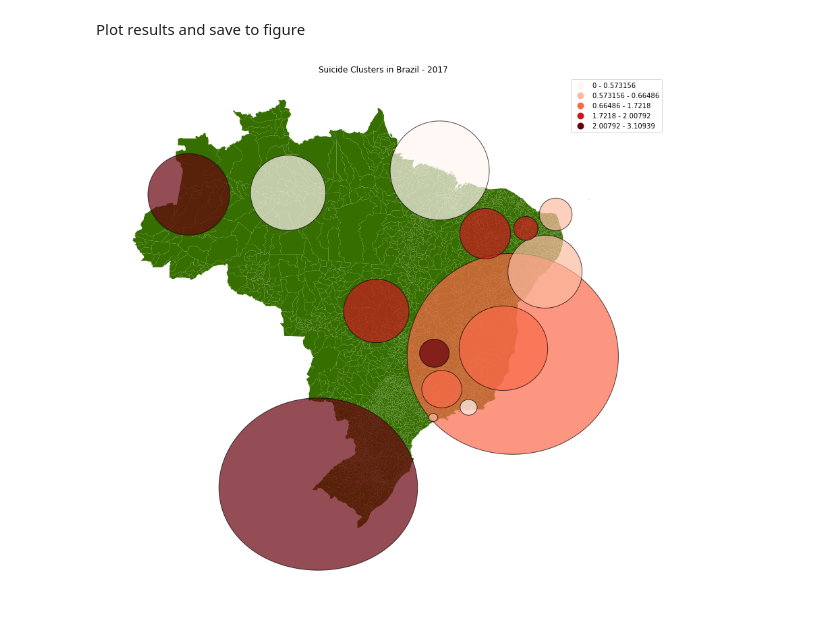
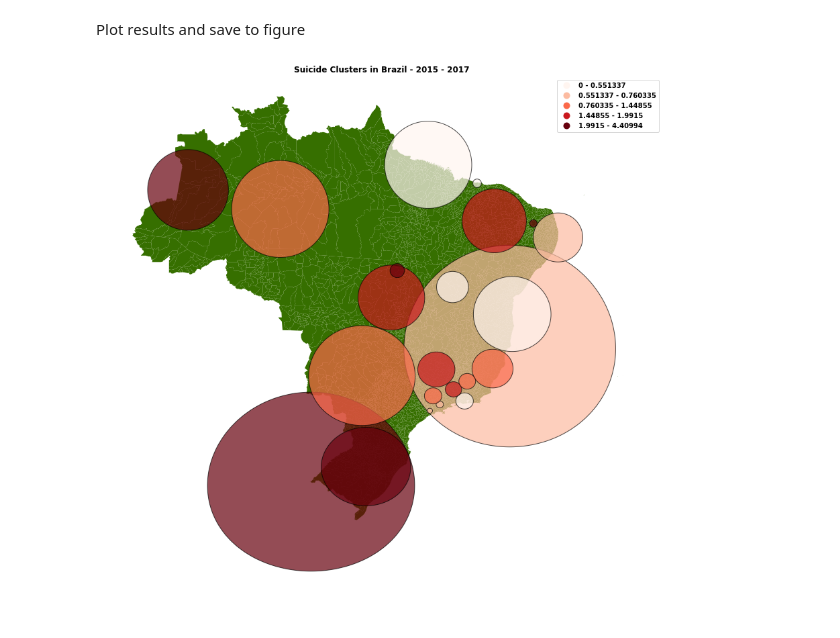
Before and after one commit to pypas/suicities-datasus, a Jupyter notebook: SatScan/satscan.ipynb, the cells around one changed output. Cells and saved outputs as stored; diff of their text form; code cells hidden in the pictures.

Commit message:
Renamed 2015-2017 files, image, and added gis files

```diff
--- a/SatScan/satscan.ipynb
+++ b/SatScan/satscan.ipynb
@@ -15,4 +15,4 @@ sys.path.append(os.path.abspath('..'))
 Read files
 # %%
 gd = gpd.read_file("../PySal/municipios/BRMUE250GC_SIR.shp")
-gdf = gpd.read_file('output/Suicide-SAT.col.shp')
+gdf = gpd.read_file('output_spatial_analysis_2015_2017/Suicide-SAT.col.shp')
@@ -44,12 +47,12 @@ Plot results and save to figure
 # %%
 fig, ax = plt.subplots (figsize = (15,15))
 gd.plot(ax = ax, color = "#366f00")
 scheme = mapclassify.Quantiles(gdf["REL_RISK"], k=5)
 geoplot.choropleth(
     gdf, hue=gdf["REL_RISK"], scheme=scheme,
     cmap='Reds',ax=ax, legend=True, alpha = 0.7
 )
-plt.title("Suicide Clusters in Brazil - 2017")
+plt.title("Suicide Clusters in Brazil - 2015 - 2017")
 plt.savefig('clusters.png')
 # %% [output]
-[figure, old version]
+[figure, new version]
```
Also changed, not shown: parts of 4 cells of this notebook, 40 other files.
